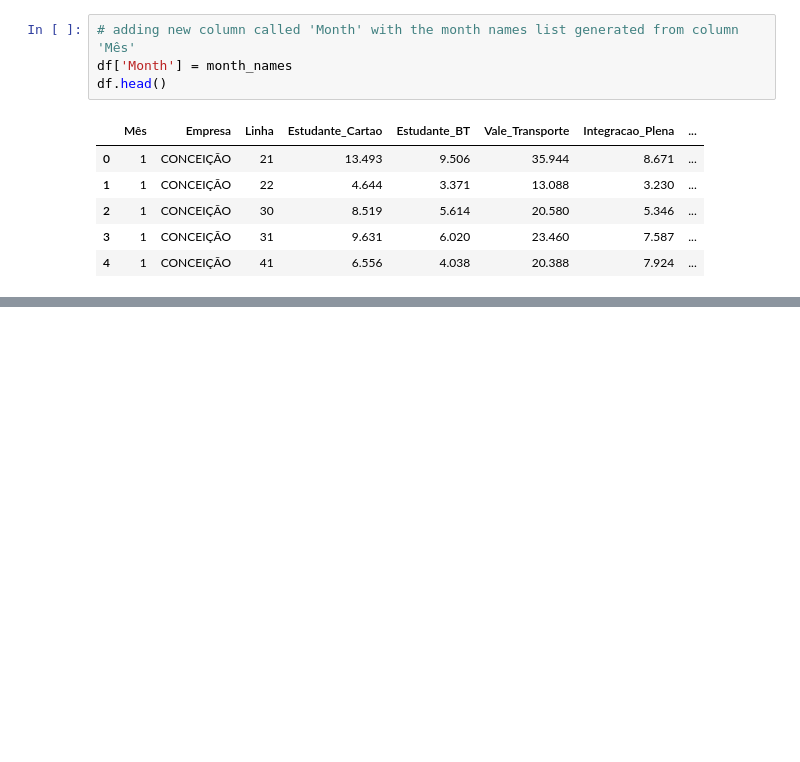
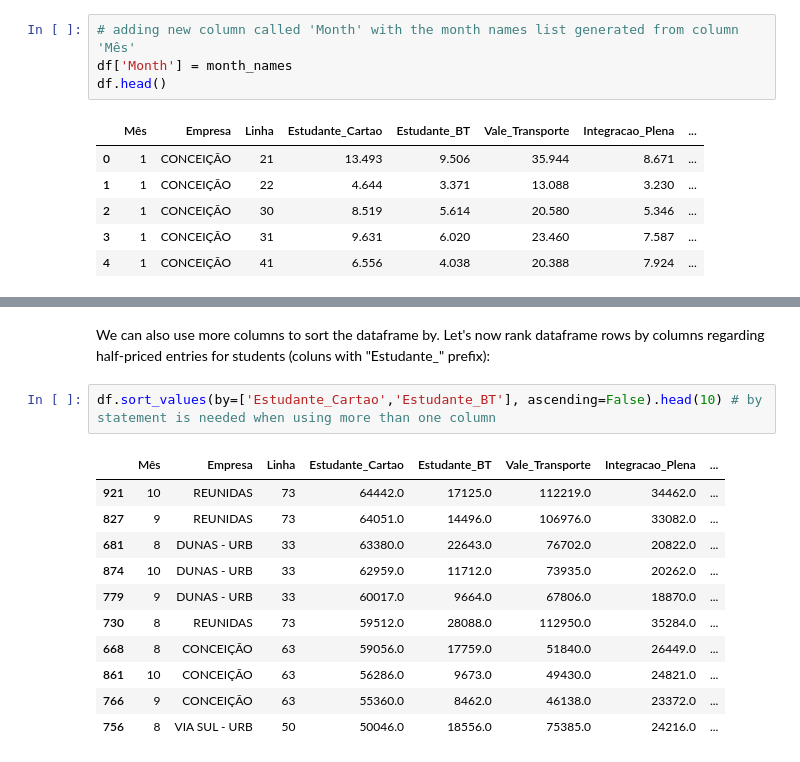
Before and after one commit to aguinaldoabbj/minicourse_open_data_natal_2019, a Jupyter notebook: 1_intro_pandas.ipynb, the cells around one changed output, grey strips where cells are left out. Cells and saved outputs as stored; diff of their text form; blank space fills up the shorter version.

```diff
--- a/1_intro_pandas.ipynb
+++ b/1_intro_pandas.ipynb
@@ -404,0 +435,16 @@ df.head()
+# %% [markdown]
+We can also use more columns to sort the dataframe by. Let's now rank dataframe rows by columns regarding half-priced entries for students (coluns with "Estudante_" prefix):
+# %%
+df.sort_values(by=['Estudante_Cartao','Estudante_BT'], ascending=False).head(10) # by statement is needed when using more than one column
+# %% [output]
+|  | Mês | Empresa | Linha | Estudante_Cartao | Estudante_BT | Vale_Transporte | Integracao_Plena | ... |
+| 921 | 10 | REUNIDAS | 73 | 64442.0 | 17125.0 | 112219.0 | 34462.0 | ... |
+| 827 | 9 | REUNIDAS | 73 | 64051.0 | 14496.0 | 106976.0 | 33082.0 | ... |
+| 681 | 8 | DUNAS - URB | 33 | 63380.0 | 22643.0 | 76702.0 | 20822.0 | ... |
+| 874 | 10 | DUNAS - URB | 33 | 62959.0 | 11712.0 | 73935.0 | 20262.0 | ... |
+| 779 | 9 | DUNAS - URB | 33 | 60017.0 | 9664.0 | 67806.0 | 18870.0 | ... |
+| 730 | 8 | REUNIDAS | 73 | 59512.0 | 28088.0 | 112950.0 | 35284.0 | ... |
+| 668 | 8 | CONCEIÇÃO | 63 | 59056.0 | 17759.0 | 51840.0 | 26449.0 | ... |
+| 861 | 10 | CONCEIÇÃO | 63 | 56286.0 | 9673.0 | 49430.0 | 24821.0 | ... |
+| 766 | 9 | CONCEIÇÃO | 63 | 55360.0 | 8462.0 | 46138.0 | 23372.0 | ... |
+| 756 | 8 | VIA SUL - URB | 50 | 50046.0 | 18556.0 | 75385.0 | 24216.0 | ... |
```
Also changed, not shown: parts of 17 cells of this notebook.
